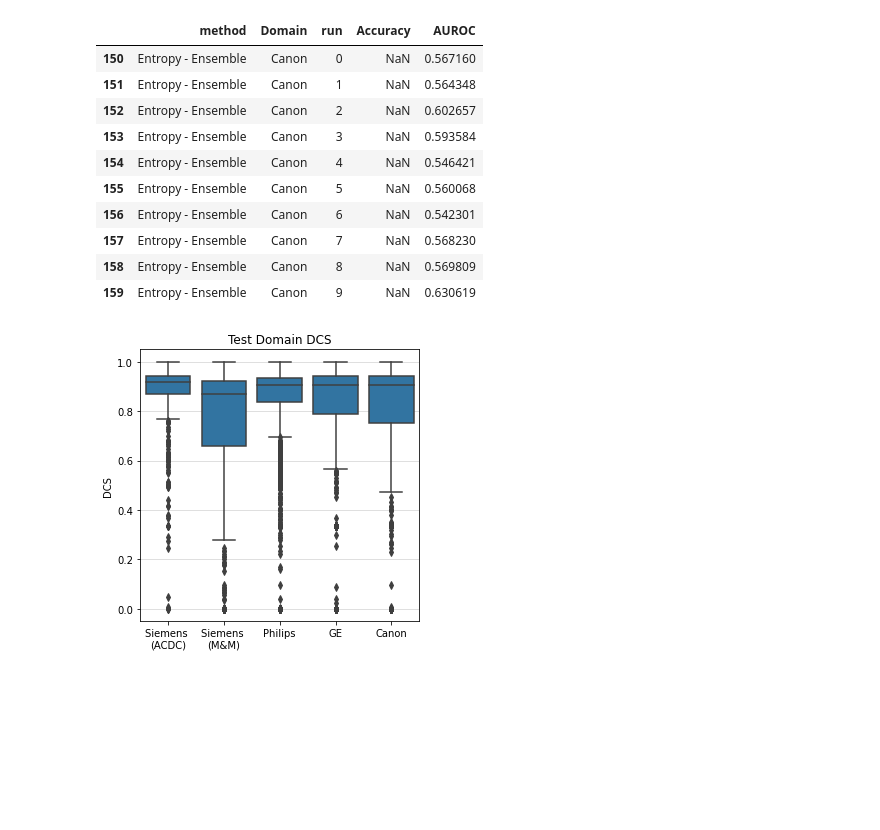
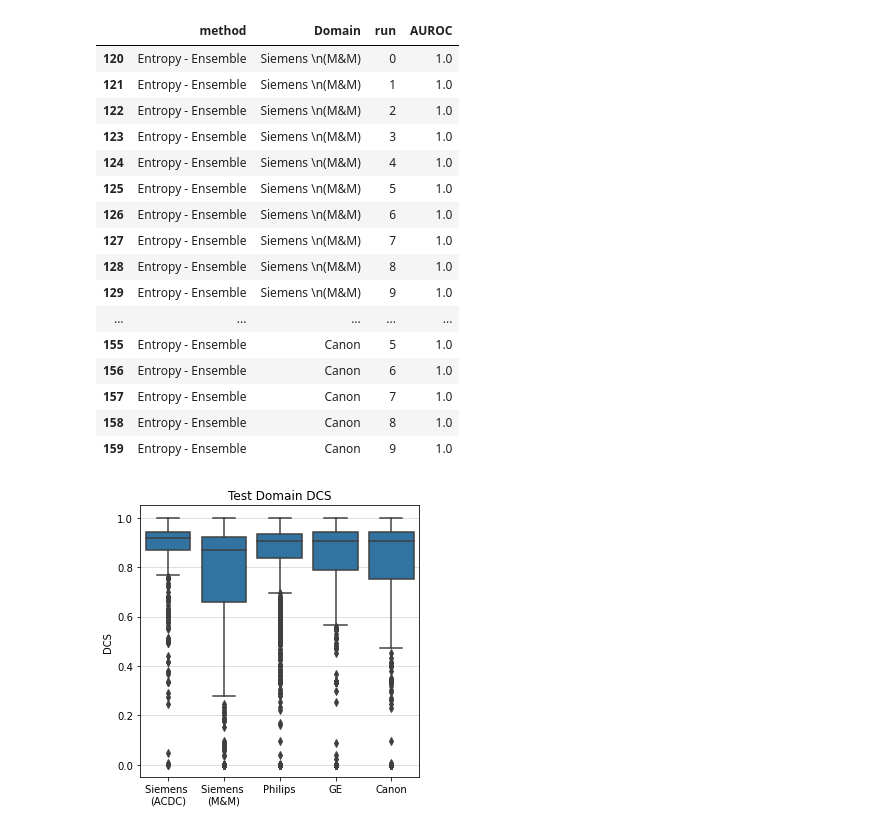
Before and after one commit to MedVisBonn/Segmentation-Distortion, a Jupyter notebook: src/demos/figure4.ipynb, the cells around one changed output. Saved outputs shown, nothing was run; the diff lists cells and outputs as text; code cells hidden in the pictures; blank space fills up the shorter version.

```diff
--- a/src/demos/figure4.ipynb
+++ b/src/demos/figure4.ipynb
@@ -19,7 +19,7 @@ def get_image_data(method: str, net_out: str, task: str, scanner: int):
             image_data.append(f)
     return default_collate(image_data)
 # %%
-df_ood_mms = pd.DataFrame(columns=['method', 'Domain', 'run', 'Accuracy'])
+df_ood_mms = pd.DataFrame(columns=['method', 'Domain', 'run', 'AUROC'])
 for method in ['gonzales', 'latents', 'entropy', 'ensemble_tmp', 'ae']:
     for scanner in ['val', 'A', 'B', 'C','D']:
 
@@ -95,17 +95,23 @@ df_ood_mms[(df_ood_mms['method'] == 'Entropy - Single Net') & (df_ood_mms['Domai
 # %%
-df_ood_mms[(df_ood_mms['method'] == 'Entropy - Ensemble') & (df_ood_mms['Domain'] == 'Canon')]
+df_ood_mms[(df_ood_mms['method'] == 'Entropy - Ensemble')]
 # %% [output]
-|  | method | Domain | run | Accuracy | AUROC |
-| 150 | Entropy - Ensemble | Canon | 0 | NaN | 0.567160 |
-| 151 | Entropy - Ensemble | Canon | 1 | NaN | 0.564348 |
-| 152 | Entropy - Ensemble | Canon | 2 | NaN | 0.602657 |
-| 153 | Entropy - Ensemble | Canon | 3 | NaN | 0.593584 |
-| 154 | Entropy - Ensemble | Canon | 4 | NaN | 0.546421 |
-| 155 | Entropy - Ensemble | Canon | 5 | NaN | 0.560068 |
-| 156 | Entropy - Ensemble | Canon | 6 | NaN | 0.542301 |
-| 157 | Entropy - Ensemble | Canon | 7 | NaN | 0.568230 |
-| 158 | Entropy - Ensemble | Canon | 8 | NaN | 0.569809 |
-| 159 | Entropy - Ensemble | Canon | 9 | NaN | 0.630619 |
+|  | method | Domain | run | AUROC |
+| 120 | Entropy - Ensemble | Siemens \n(M&M) | 0 | 1.0 |
+| 121 | Entropy - Ensemble | Siemens \n(M&M) | 1 | 1.0 |
+| 122 | Entropy - Ensemble | Siemens \n(M&M) | 2 | 1.0 |
+| 123 | Entropy - Ensemble | Siemens \n(M&M) | 3 | 1.0 |
+| 124 | Entropy - Ensemble | Siemens \n(M&M) | 4 | 1.0 |
+| 125 | Entropy - Ensemble | Siemens \n(M&M) | 5 | 1.0 |
+| 126 | Entropy - Ensemble | Siemens \n(M&M) | 6 | 1.0 |
+| 127 | Entropy - Ensemble | Siemens \n(M&M) | 7 | 1.0 |
+| 128 | Entropy - Ensemble | Siemens \n(M&M) | 8 | 1.0 |
+| 129 | Entropy - Ensemble | Siemens \n(M&M) | 9 | 1.0 |
+| ... | ... | ... | ... | ... |
+| 155 | Entropy - Ensemble | Canon | 5 | 1.0 |
+| 156 | Entropy - Ensemble | Canon | 6 | 1.0 |
+| 157 | Entropy - Ensemble | Canon | 7 | 1.0 |
+| 158 | Entropy - Ensemble | Canon | 8 | 1.0 |
+| 159 | Entropy - Ensemble | Canon | 9 | 1.0 |
 # %%
 heart = np.load('../../results-tmp/results/unet/heart_unet_results.npy', allow_pickle=True).item()
 # %%
```
Also changed, not shown: parts of 4 cells of this notebook, 2 other files.
